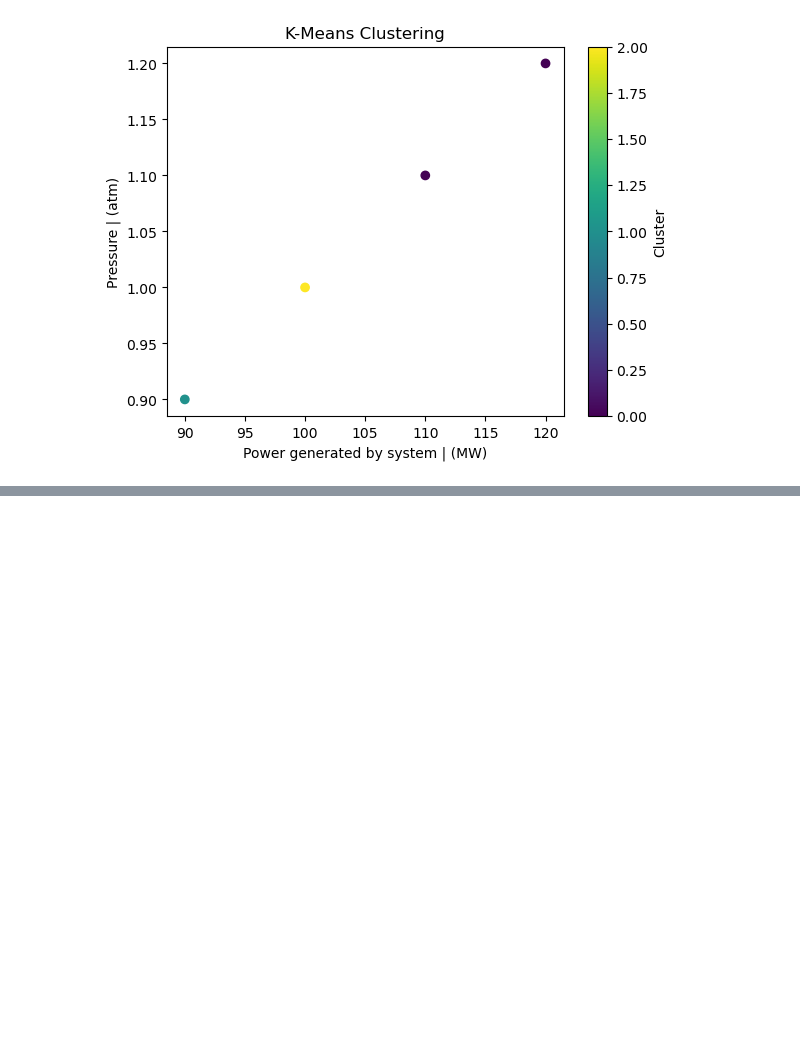
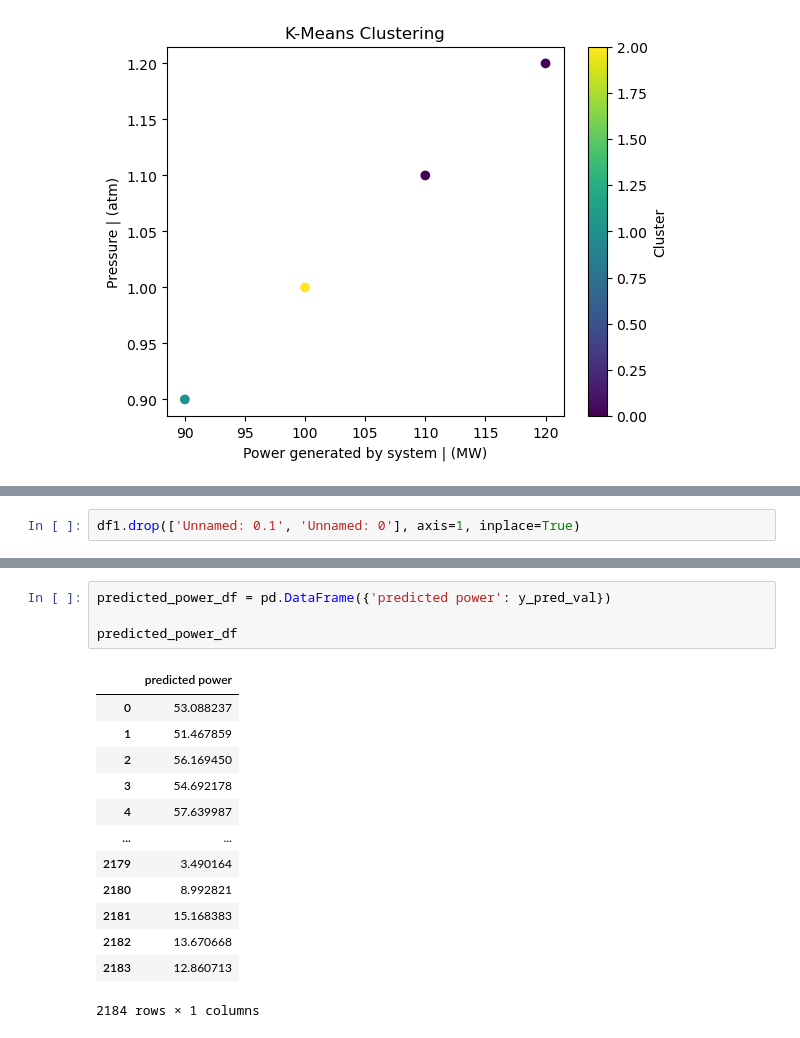
Before and after one commit to rishikesh-revandikar/Team6_sustainability_and_environment, a Jupyter notebook: Hack_2_updated.ipynb, the cells around one changed output, grey strips where cells are left out. Saved outputs shown, nothing was run; the diff lists cells and outputs as text; blank space fills up the shorter version.

```diff
--- a/Hack_2_updated.ipynb
+++ b/Hack_2_updated.ipynb
@@ -117,0 +136,2 @@ plt.show()
+# %%
+df1.drop(['Unnamed: 0.1', 'Unnamed: 0'], axis=1, inplace=True)
@@ -117,0 +216,18 @@ plt.show()
+# %%
+predicted_power_df = pd.DataFrame({'predicted power': y_pred_val})
+
+predicted_power_df
+# %% [output]
+|  | predicted power |
+| 0 | 53.088237 |
+| 1 | 51.467859 |
+| 2 | 56.169450 |
+| 3 | 54.692178 |
+| 4 | 57.639987 |
+| ... | ... |
+| 2179 | 3.490164 |
+| 2180 | 8.992821 |
+| 2181 | 15.168383 |
+| 2182 | 13.670668 |
+| 2183 | 12.860713 |
+2184 rows × 1 columns
```
Also changed, not shown: parts of 13 cells of this notebook.
